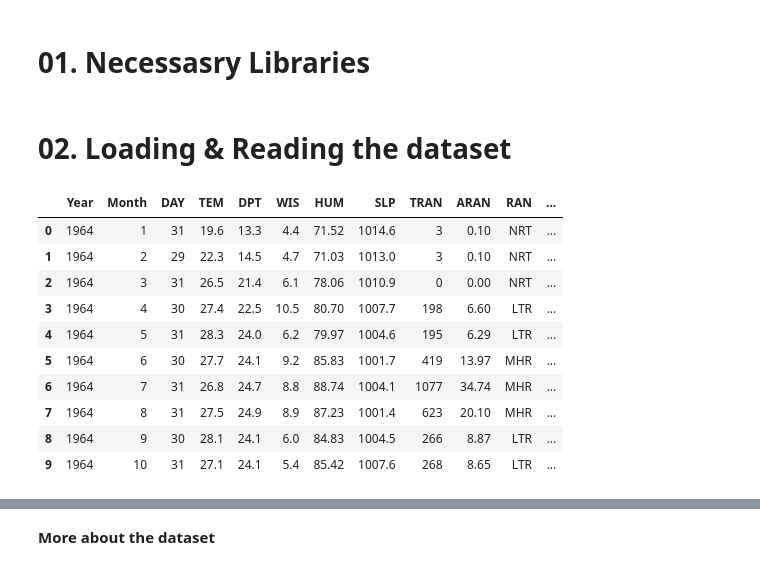
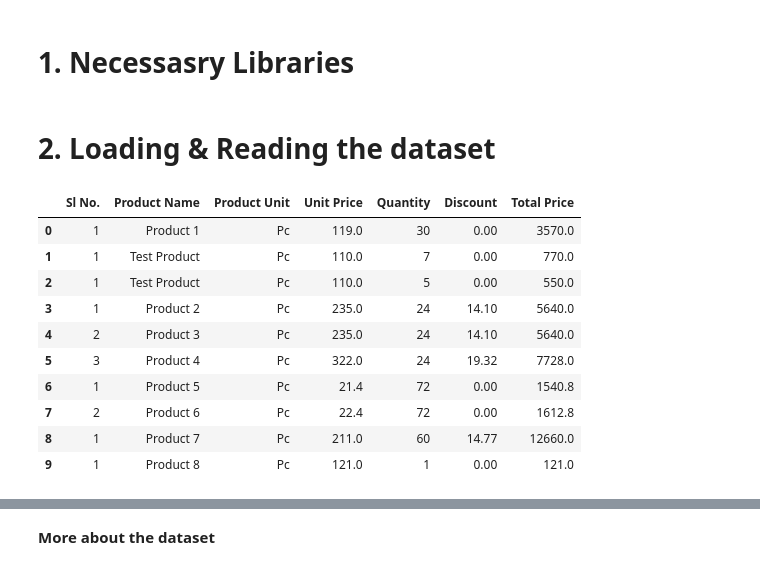
Before and after one commit to PervejHosen/Python_Projects, a Jupyter notebook: Project_01_(Conveyance_extended_order_data_analysis).ipynb, the cells around one changed output, grey strips where cells are left out. Saved outputs shown, nothing was run; the diff lists cells and outputs as text; code cells hidden in the pictures.

```diff
--- a/Project_01_(Conveyance_extended_order_data_analysis).ipynb
+++ b/Project_01_(Conveyance_extended_order_data_analysis).ipynb
@@ -3,3 +14,3 @@
 # %% [markdown]
-# 01. Necessasry Libraries
+# 1. Necessasry Libraries
 # %%
@@ -8,4 +20,4 @@ import pandas as pd
 import matplotlib.pyplot as plt
 import seaborn as sns
 # %% [markdown]
-# 02. Loading & Reading the dataset
+# 2. Loading & Reading the dataset
@@ -14,14 +24,19 @@ df1 = pd.read_excel("/content/drive/MyDrive/Python/Datasets/DATA FOR ASSIGNMENT
+# %%
+# Using excel we have taken required data using some preprocessing
+# then converted this excel file into csv file
+# Reading the dataset
+df = pd.read_csv("/content/drive/MyDrive/Python/Datasets/conveyance_extended_order_report_07-June-2023_04_29 PM.csv")
 # %%
-df1.head(10)
+df.head(10)
 # %% [output]
-|  | Year | Month | DAY | TEM | DPT | WIS | HUM | SLP | TRAN | ARAN | RAN | ... |
-| 0 | 1964 | 1 | 31 | 19.6 | 13.3 | 4.4 | 71.52 | 1014.6 | 3 | 0.10 | NRT | ... |
-| 1 | 1964 | 2 | 29 | 22.3 | 14.5 | 4.7 | 71.03 | 1013.0 | 3 | 0.10 | NRT | ... |
-| 2 | 1964 | 3 | 31 | 26.5 | 21.4 | 6.1 | 78.06 | 1010.9 | 0 | 0.00 | NRT | ... |
-| 3 | 1964 | 4 | 30 | 27.4 | 22.5 | 10.5 | 80.70 | 1007.7 | 198 | 6.60 | LTR | ... |
-| 4 | 1964 | 5 | 31 | 28.3 | 24.0 | 6.2 | 79.97 | 1004.6 | 195 | 6.29 | LTR | ... |
-| 5 | 1964 | 6 | 30 | 27.7 | 24.1 | 9.2 | 85.83 | 1001.7 | 419 | 13.97 | MHR | ... |
-| 6 | 1964 | 7 | 31 | 26.8 | 24.7 | 8.8 | 88.74 | 1004.1 | 1077 | 34.74 | MHR | ... |
-| 7 | 1964 | 8 | 31 | 27.5 | 24.9 | 8.9 | 87.23 | 1001.4 | 623 | 20.10 | MHR | ... |
-| 8 | 1964 | 9 | 30 | 28.1 | 24.1 | 6.0 | 84.83 | 1004.5 | 266 | 8.87 | LTR | ... |
-| 9 | 1964 | 10 | 31 | 27.1 | 24.1 | 5.4 | 85.42 | 1007.6 | 268 | 8.65 | LTR | ... |
+|  | Sl No. | Product Name | Product Unit | Unit Price | Quantity | Discount | Total Price |
+| 0 | 1 | Product 1 | Pc | 119.0 | 30 | 0.00 | 3570.0 |
+| 1 | 1 | Test Product | Pc | 110.0 | 7 | 0.00 | 770.0 |
+| 2 | 1 | Test Product | Pc | 110.0 | 5 | 0.00 | 550.0 |
+| 3 | 1 | Product 2 | Pc | 235.0 | 24 | 14.10 | 5640.0 |
+| 4 | 2 | Product 3 | Pc | 235.0 | 24 | 14.10 | 5640.0 |
+| 5 | 3 | Product 4 | Pc | 322.0 | 24 | 19.32 | 7728.0 |
+| 6 | 1 | Product 5 | Pc | 21.4 | 72 | 0.00 | 1540.8 |
+| 7 | 2 | Product 6 | Pc | 22.4 | 72 | 0.00 | 1612.8 |
+| 8 | 1 | Product 7 | Pc | 211.0 | 60 | 14.77 | 12660.0 |
+| 9 | 1 | Product 8 | Pc | 121.0 | 1 | 0.00 | 121.0 |
```
Also changed, not shown: parts of 120 cells of this notebook.
